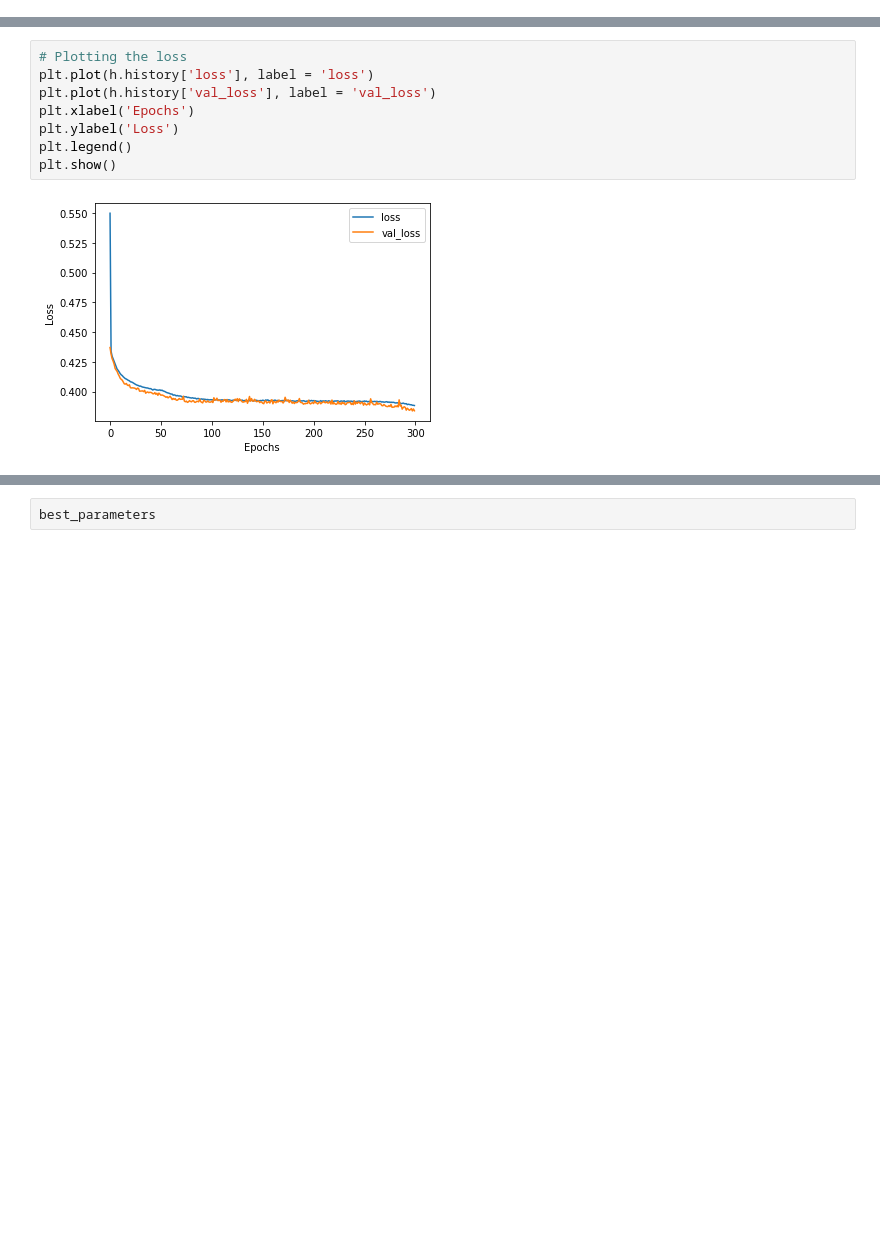
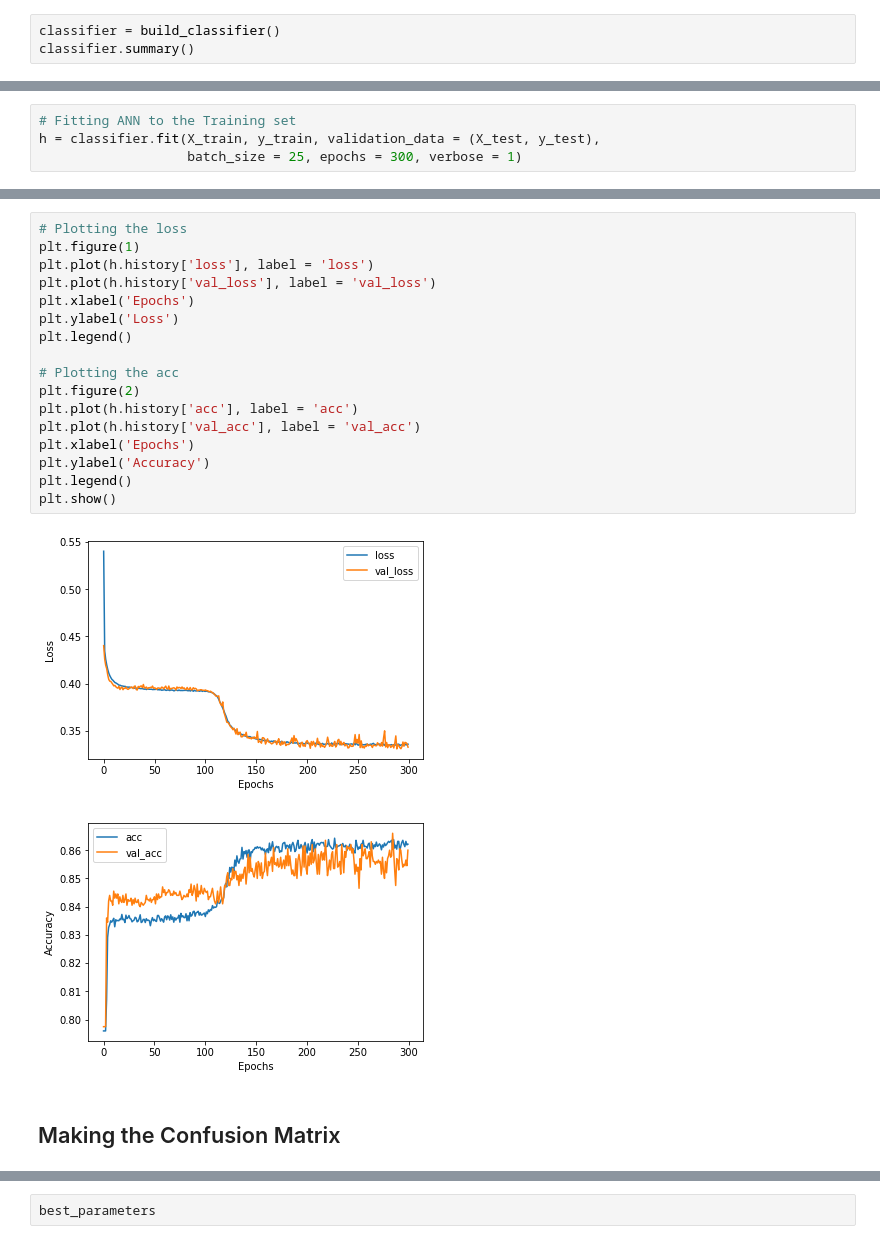
Before and after one commit to dxcv/Churn_Modeling, a Jupyter notebook: ANN.ipynb, the cells around one changed output, grey strips where cells are left out. Saved outputs shown, nothing was run; the diff lists cells and outputs as text; blank space fills up the shorter version.

```diff
--- a/ANN.ipynb
+++ b/ANN.ipynb
@@ -94,0 +80,3 @@ W1001 16:16:16.389351  8968 deprecation_wrapper.py:119] From C:\Users\Hong\Anaco
+# %%
+classifier = build_classifier()
+classifier.summary()
@@ -94,0 +97,4 @@ W1001 16:16:16.389351  8968 deprecation_wrapper.py:119] From C:\Users\Hong\Anaco
+# %%
+# Fitting ANN to the Training set
+h = classifier.fit(X_train, y_train, validation_data = (X_test, y_test),
+                   batch_size = 25, epochs = 300, verbose = 1)
@@ -95,11 +119,23 @@ W1001 16:16:16.389351  8968 deprecation_wrapper.py:119] From C:\Users\Hong\Anaco
 # %%
 # Plotting the loss
+plt.figure(1)
 plt.plot(h.history['loss'], label = 'loss')
 plt.plot(h.history['val_loss'], label = 'val_loss')
 plt.xlabel('Epochs')
 plt.ylabel('Loss')
 plt.legend()
+
+# Plotting the acc
+plt.figure(2)
+plt.plot(h.history['acc'], label = 'acc')
+plt.plot(h.history['val_acc'], label = 'val_acc')
+plt.xlabel('Epochs')
+plt.ylabel('Accuracy')
+plt.legend()
 plt.show()
 # %% [output]
-[figure, old version]
+[figure, new version]
+[figure, added]
+# %% [markdown]
+## Making the Confusion Matrix
 # %%
```
Also changed, not shown: parts of 20 cells of this notebook, 2 other files.
